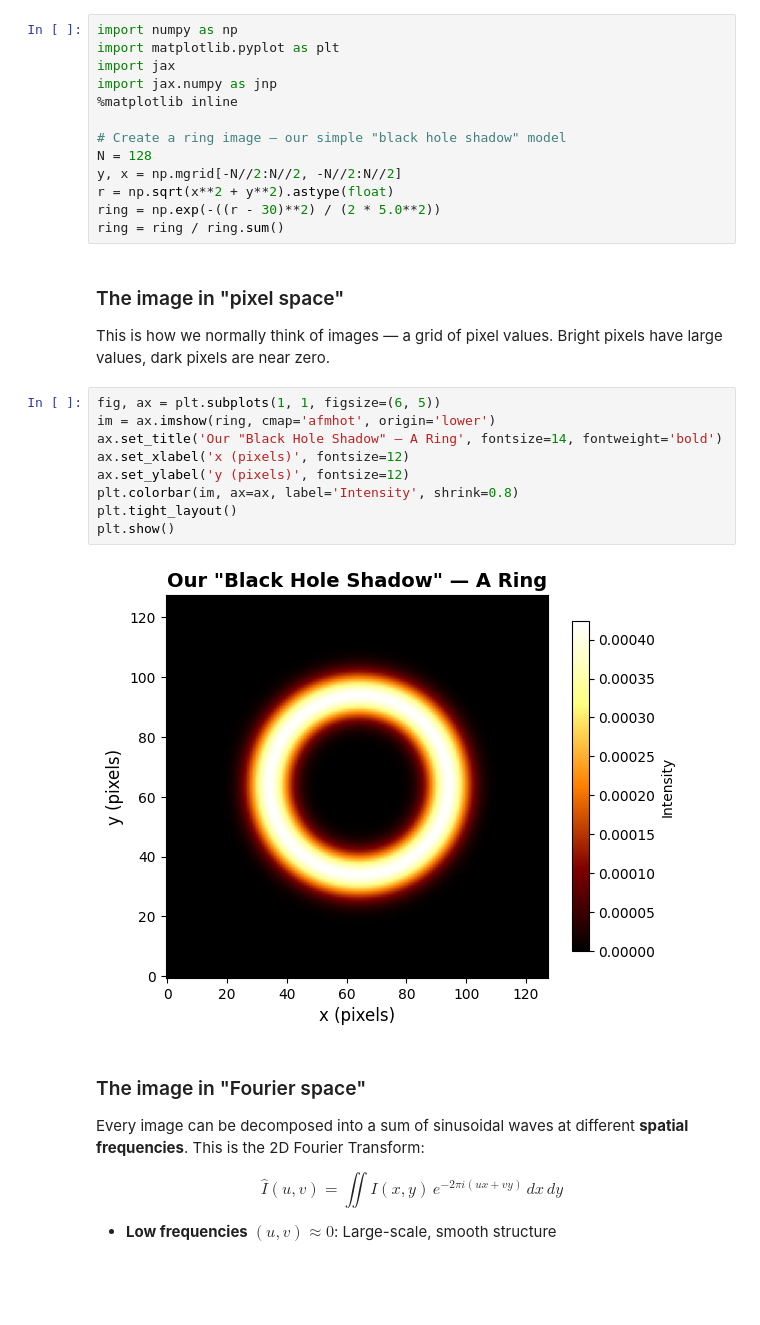
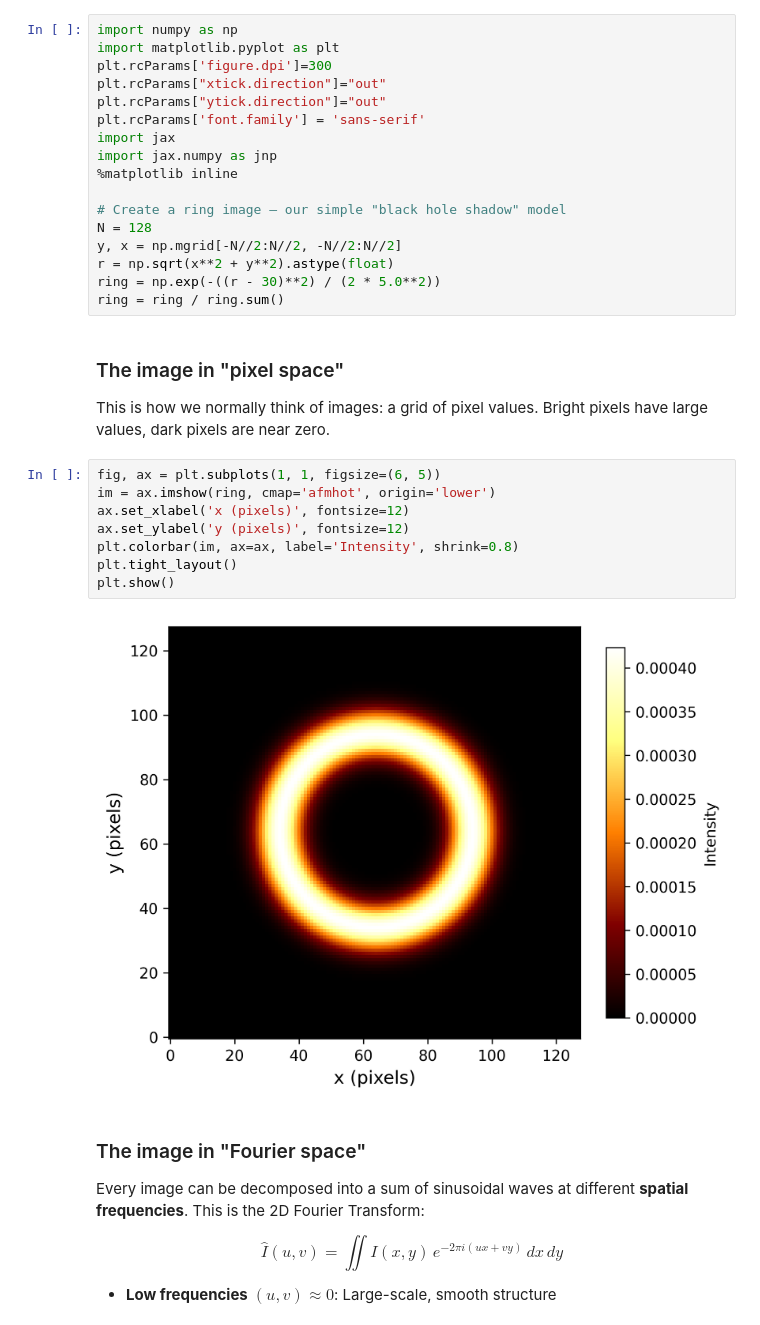
Before and after one commit to CITA/CTA200H, a Jupyter notebook: lectures/machine_learning/02_computational_imaging.ipynb, the cells around one changed output. Cells and saved outputs as stored; diff of their text form; blank space fills up the shorter version.

```diff
--- a/lectures/machine_learning/02_computational_imaging.ipynb
+++ b/lectures/machine_learning/02_computational_imaging.ipynb
@@ -31,6 +28,10 @@ Let's start with a simple model: a **ring** — a toy version of a black hole sh
 # %%
 import numpy as np
 import matplotlib.pyplot as plt
+plt.rcParams['figure.dpi']=300
+plt.rcParams["xtick.direction"]="out"
+plt.rcParams["ytick.direction"]="out"
+plt.rcParams['font.family'] = 'sans-serif'
 import jax
 import jax.numpy as jnp
 %matplotlib inline
@@ -44,18 +45,17 @@ ring = ring / ring.sum()
 # %% [markdown]
 ### The image in "pixel space"
 
-This is how we normally think of images — a grid of pixel values. Bright pixels have large values, dark pixels are near zero.
+This is how we normally think of images: a grid of pixel values. Bright pixels have large values, dark pixels are near zero.
 # %%
 fig, ax = plt.subplots(1, 1, figsize=(6, 5))
 im = ax.imshow(ring, cmap='afmhot', origin='lower')
-ax.set_title('Our "Black Hole Shadow" — A Ring', fontsize=14, fontweight='bold')
 ax.set_xlabel('x (pixels)', fontsize=12)
 ax.set_ylabel('y (pixels)', fontsize=12)
 plt.colorbar(im, ax=ax, label='Intensity', shrink=0.8)
 plt.tight_layout()
 plt.show()
 # %% [output]
-[figure, old version]
+[figure, new version]
 # %% [markdown]
 ### The image in "Fourier space"
 
```
Also changed, not shown: parts of 27 cells of this notebook, 2 other files.
